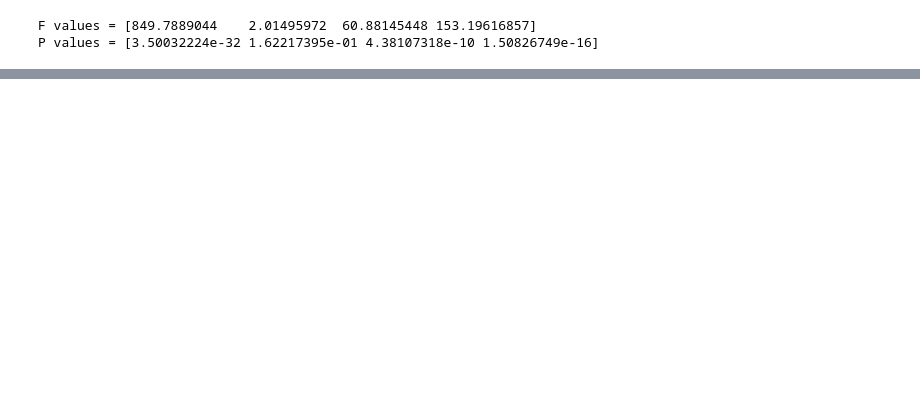
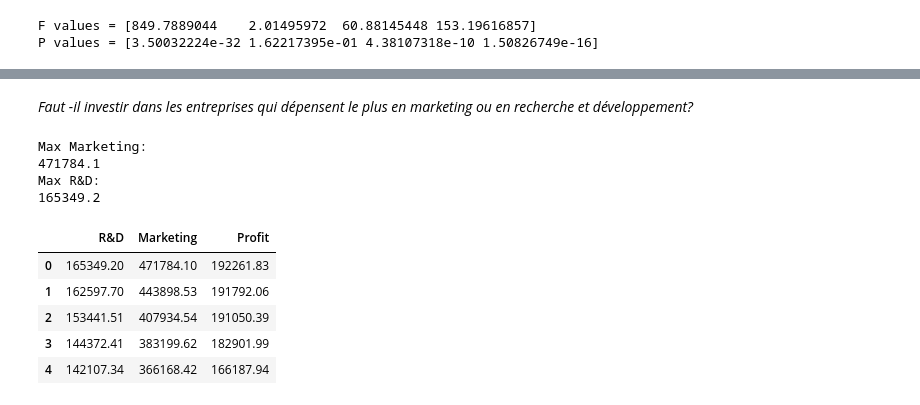
Before and after one commit to LeBonThib/SIMPLON_BPI_EDA, a Jupyter notebook: Linear_Regression.ipynb, the cells around one changed output, grey strips where cells are left out. Saved outputs shown, nothing was run; the diff lists cells and outputs as text; code cells hidden in the pictures; blank space fills up the shorter version.

```diff
--- a/Linear_Regression.ipynb
+++ b/Linear_Regression.ipynb
@@ -277,0 +316,22 @@ P values = [3.50032224e-32 4.38107318e-10 1.50826749e-16]
+# %% [markdown]
+*Faut -il investir dans les entreprises qui dépensent le plus en marketing ou en recherche et développement?*
+# %%
+data_1 = data.copy()
+data_1.drop("Administration",axis=1,inplace=True)
+data_1.drop("villes",axis=1,inplace=True)
+data_1.drop("Budget",axis=1,inplace=True)
+data_1.sort_values(by="Profit",ascending=False)
+print(f"Max Marketing:\n{data_1['Marketing'].max()}")
+print(f"Max R&D:\n{data_1['R&D'].max()}")
+data_1.head()
+# %% [output]
+Max Marketing:
+471784.1
+Max R&D:
+165349.2
+|  | R&D | Marketing | Profit |
+| 0 | 165349.20 | 471784.10 | 192261.83 |
+| 1 | 162597.70 | 443898.53 | 191792.06 |
+| 2 | 153441.51 | 407934.54 | 191050.39 |
+| 3 | 144372.41 | 383199.62 | 182901.99 |
+| 4 | 142107.34 | 366168.42 | 166187.94 |
```
Also changed, not shown: parts of 36 cells of this notebook.
